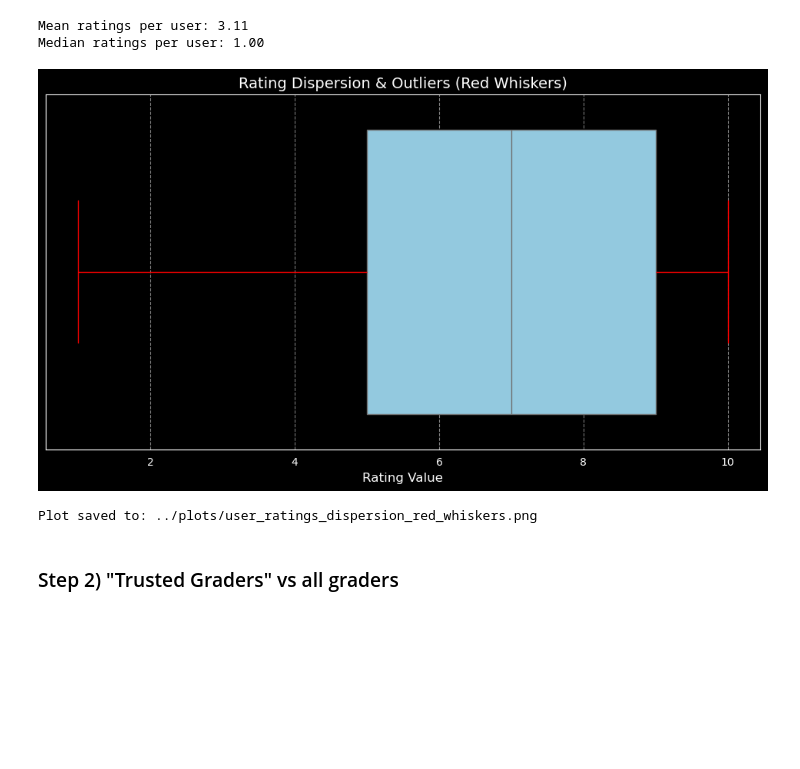
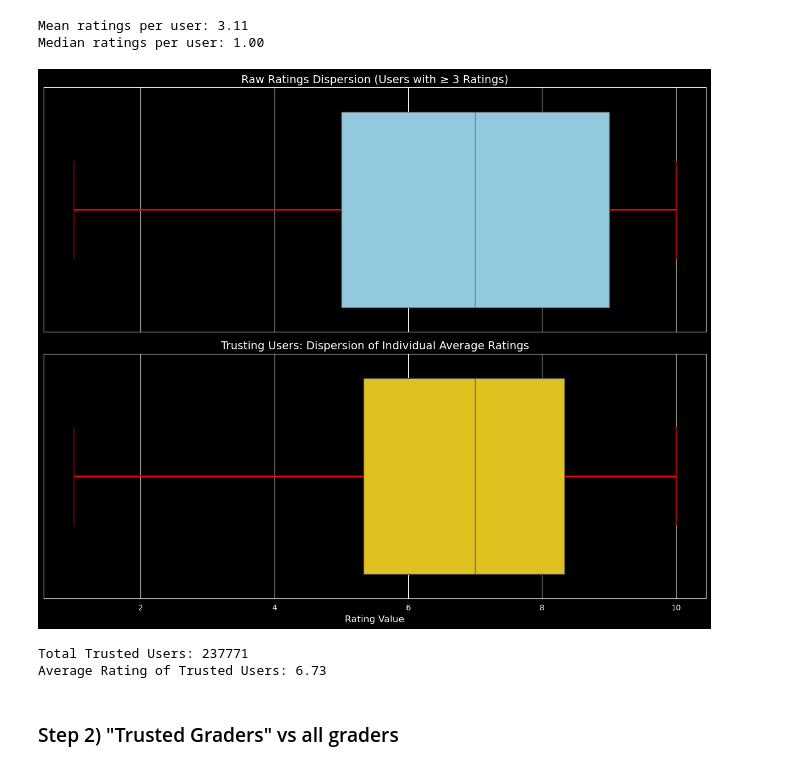
Before and after one commit to GeorgeStyl/Neural-Movie-Clusters, a Jupyter notebook: notebooks/0z_DROPBOX_clustering_and_embeddings.ipynb, the cells around one changed output. Saved outputs shown, nothing was run; the diff lists cells and outputs as text; code cells hidden in the pictures; blank space fills up the shorter version.

Commit message:
Plotted Ratings dispersions of "trusted" graders vs everyone c

```diff
--- a/notebooks/0z_DROPBOX_clustering_and_embeddings.ipynb
+++ b/notebooks/0z_DROPBOX_clustering_and_embeddings.ipynb
@@ -8,6 +8,9 @@ from scipy.sparse import csr_matrix
 import matplotlib.pyplot as plt
 import seaborn as sns
 import os
+# %%
+MIN_RATINGS_THRESHOLD = 3
+TRUSTED_USERS_PLOT = os.path.join(PLOTS_DIR, 'trusted_users_dispersion.png')
 # %%
 
 if not os.path.exists('plots'):
@@ -363,32 +366,56 @@ print(f"Median Ratings per user: {median_Ratings:.2f}")
 Mean ratings per user: 3.11
 Median ratings per user: 1.00
 # %%
-# 2. Create the Plot
-plt.figure(figsize=(12, 6))
+def plot_trusted_users_analysis():
+    # 1. Identify 'Trusting' Users
+    user_counts = df.groupby('User_ID')['Rating'].count()
+    trusted_ids = user_counts[user_counts >= MIN_RATINGS_THRESHOLD].index
+    trusted_df = df[df['User_ID'].isin(trusted_ids)]
 
-# Boxplot with red whiskers and caps
-sns.boxplot(
-    x=filtered_df['Rating'],
-    color='skyblue',
-    whiskerprops={'color': 'red', 'linestyle': '-'}, # Changes whisker lines
-    capprops={'color': 'red'},                       # Changes the end caps to match
-    flierprops={"marker": "x", "markeredgecolor": "black", "markersize": 5} # I changed outlier color back to black for contrast
-)
+    # Calculate the mean Rating per trusting user
+    trusted_user_means = trusted_df.groupby('User_ID')['Rating'].mean()
 
-plt.title('Rating Dispersion & Outliers (Red Whiskers)', fontsize=14)
-plt.xlabel('Rating Value', fontsize=12)
-plt.grid(axis='x', linestyle='--', alpha=0.5)
+    # 2. Setup Comparison Plot
+    fig, (ax1, ax2) = plt.subplots(2, 1, figsize=(12, 10), sharex=True)
 
-# 3. Save to your PLOTS_DIR (Global Variable)
-# It's a good practice to update the filename so you don't overwrite your previous plot
-save_path_red = os.path.join(PLOTS_DIR, 'user_Ratings_dispersion_red_whiskers.png')
-plt.savefig(save_path_red)
-plt.show()
+    # TOP: Raw Rating Dispersion (The "Noise")
+    sns.boxplot(
+        x=trusted_df['Rating'],
+        ax=ax1,
+        color='skyblue',
+        whiskerprops={'color': 'red', 'linewidth': 2},
+        capprops={'color': 'red'},
+        flierprops={"marker": "x", "markeredgecolor": "black", "alpha": 0.2}
+    )
+    ax1.set_title(f'Raw Ratings Dispersion (Users with ≥ {MIN_RATINGS_THRESHOLD} Ratings)', fontsize=14)
 
-print(f"Plot saved to: {save_path_red}")
+    # BOTTOM: Mean Rating Dispersion (The "Signal")
+    sns.boxplot(
+        x=trusted_user_means,
+        ax=ax2,
+        color='gold',
+        whiskerprops={'color': 'red', 'linewidth': 2},
+        capprops={'color': 'red'},
+        flierprops={"marker": "o", "markeredgecolor": "darkorange", "markersize": 4}
+    )
+    ax2.set_title('Trusting Users: Dispersion of Individual Average Ratings', fontsize=14)
+
+    plt.xlabel('Rating Value', fontsize=12)
+    plt.tight_layout()
+
+    # 3. Save
+    plt.savefig(TRUSTED_USERS_PLOT)
+    plt.show()
+
+    # Statistics for your notes
+    print(f"Total Trusted Users: {len(trusted_ids)}")
+    print(f"Average Rating of Trusted Users: {trusted_user_means.mean():.2f}")
+
+plot_trusted_users_analysis()
 # %% [output]
-[figure, old version]
+[figure, new version]
-Plot saved to: ../plots/user_ratings_dispersion_red_whiskers.png
+Total Trusted Users: 237771
+Average Rating of Trusted Users: 6.73
 # %% [markdown]
 ### Step 2) "Trusted Graders" vs all graders
 # %%
```
Also changed, not shown: parts of 1 cell of this notebook.
